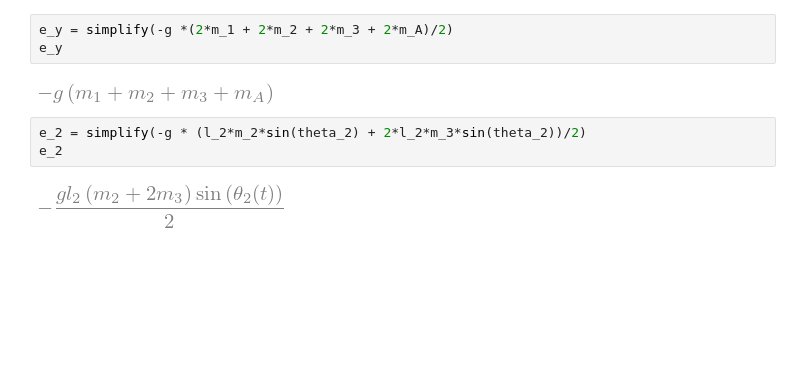
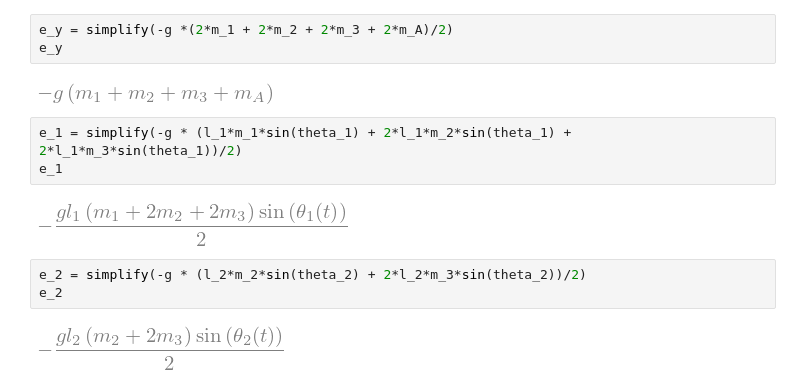
Before and after one commit to yobelabraham/ME469-Group1, a Jupyter notebook: Symbolic Computing/equations.ipynb, the cells around one changed output. Saved outputs shown, nothing was run; the diff lists cells and outputs as text; blank space fills up the shorter version.

```diff
--- a/Symbolic Computing/equations.ipynb
+++ b/Symbolic Computing/equations.ipynb
@@ -271,6 +279,11 @@ e_y = simplify(-g *(2*m_1 + 2*m_2 + 2*m_3 + 2*m_A)/2)
 e_y
 # %% [output]
 [figure]
+# %%
+e_1 = simplify(-g * (l_1*m_1*sin(theta_1) + 2*l_1*m_2*sin(theta_1) + 2*l_1*m_3*sin(theta_1))/2)
+e_1
+# %% [output]
+[figure, added]
 # %%
 e_2 = simplify(-g * (l_2*m_2*sin(theta_2) + 2*l_2*m_3*sin(theta_2))/2)
 e_2
```
Also changed, not shown: parts of 4 cells of this notebook.
